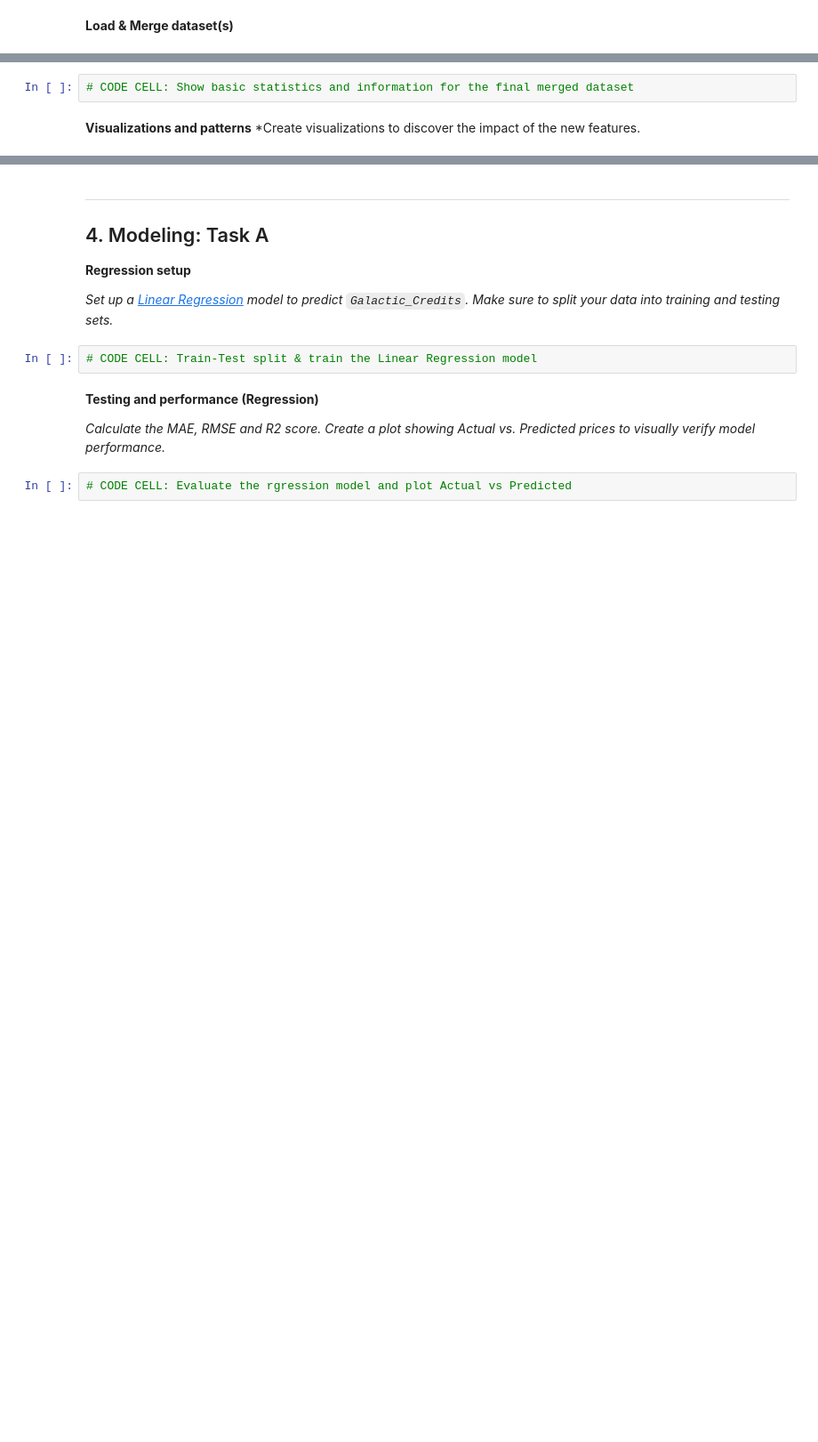
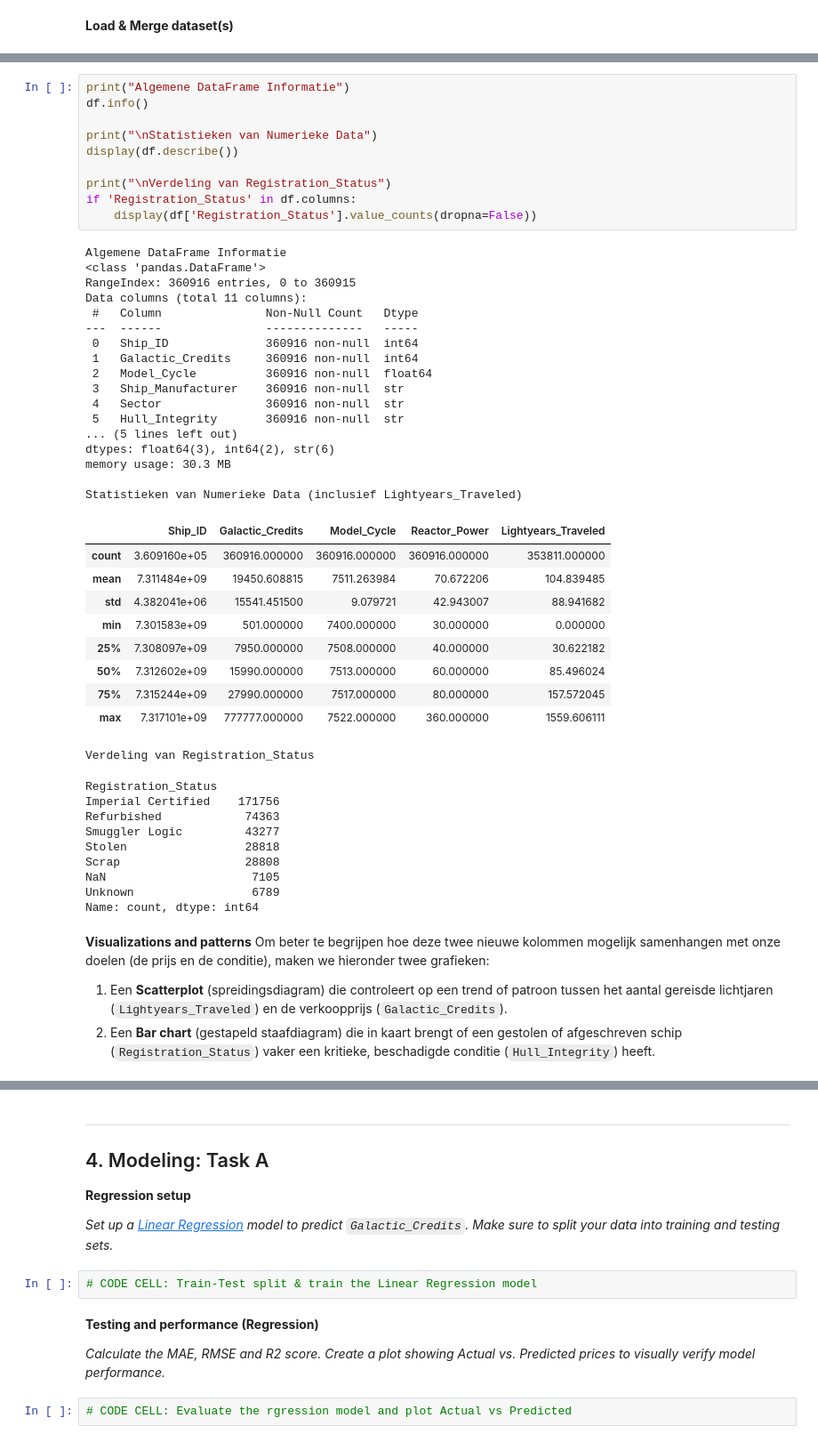
Before and after one commit to AchrafEAE/DDD, a Jupyter notebook: herkansing/iteratie3 herkansing.ipynb, the cells around one changed output, grey strips where cells are left out. Shown at 89% size. Saved outputs shown, nothing was run; the diff lists cells and outputs as text; blank space fills up the shorter version.

```diff
--- a/herkansing/iteratie3 herkansing.ipynb
+++ b/herkansing/iteratie3 herkansing.ipynb
@@ -56,6 +82,53 @@
 # %%
-# CODE CELL: Show basic statistics and information for the final merged dataset
+print("Algemene DataFrame Informatie")
+df.info()
+
+print("\nStatistieken van Numerieke Data")
+display(df.describe())
+
+print("\nVerdeling van Registration_Status")
+if 'Registration_Status' in df.columns:
+    display(df['Registration_Status'].value_counts(dropna=False))
+# %% [output]
+Algemene DataFrame Informatie
+<class 'pandas.DataFrame'>
+RangeIndex: 360916 entries, 0 to 360915
+Data columns (total 11 columns):
+ #   Column               Non-Null Count   Dtype
+---  ------               --------------   -----
+ 0   Ship_ID              360916 non-null  int64
+ 1   Galactic_Credits     360916 non-null  int64
+ 2   Model_Cycle          360916 non-null  float64
+ 3   Ship_Manufacturer    360916 non-null  str
+ 4   Sector               360916 non-null  str
+ 5   Hull_Integrity       360916 non-null  str
+... (5 lines left out)
+dtypes: float64(3), int64(2), str(6)
+memory usage: 30.3 MB
+
+Statistieken van Numerieke Data (inclusief Lightyears_Traveled)
+|  | Ship_ID | Galactic_Credits | Model_Cycle | Reactor_Power | Lightyears_Traveled |
+| count | 3.609160e+05 | 360916.000000 | 360916.000000 | 360916.000000 | 353811.000000 |
+| mean | 7.311484e+09 | 19450.608815 | 7511.263984 | 70.672206 | 104.839485 |
+| std | 4.382041e+06 | 15541.451500 | 9.079721 | 42.943007 | 88.941682 |
+| min | 7.301583e+09 | 501.000000 | 7400.000000 | 30.000000 | 0.000000 |
+| 25% | 7.308097e+09 | 7950.000000 | 7508.000000 | 40.000000 | 30.622182 |
+| 50% | 7.312602e+09 | 15990.000000 | 7513.000000 | 60.000000 | 85.496024 |
+| 75% | 7.315244e+09 | 27990.000000 | 7517.000000 | 80.000000 | 157.572045 |
+| max | 7.317101e+09 | 777777.000000 | 7522.000000 | 360.000000 | 1559.606111 |
+Verdeling van Registration_Status
+Registration_Status
+Imperial Certified    171756
+Refurbished            74363
+Smuggler Logic         43277
+Stolen                 28818
+Scrap                  28808
+NaN                     7105
+Unknown                 6789
+Name: count, dtype: int64
 # %% [markdown]
 **Visualizations and patterns**
-*Create visualizations to discover the impact of the new features.
+Om beter te begrijpen hoe deze twee nieuwe kolommen mogelijk samenhangen met onze doelen (de prijs en de conditie), maken we hieronder twee grafieken:
+1. Een **Scatterplot** (spreidingsdiagram) die controleert op een trend of patroon tussen het aantal gereisde lichtjaren (`Lightyears_Traveled`) en de verkoopprijs (`Galactic_Credits`).
+2. Een **Bar chart** (gestapeld staafdiagram) die in kaart brengt of een gestolen of afgeschreven schip (`Registration_Status`) vaker een kritieke, beschadigde conditie (`Hull_Integrity`) heeft.
 # %%
```
Also changed, not shown: parts of 10 cells of this notebook.
